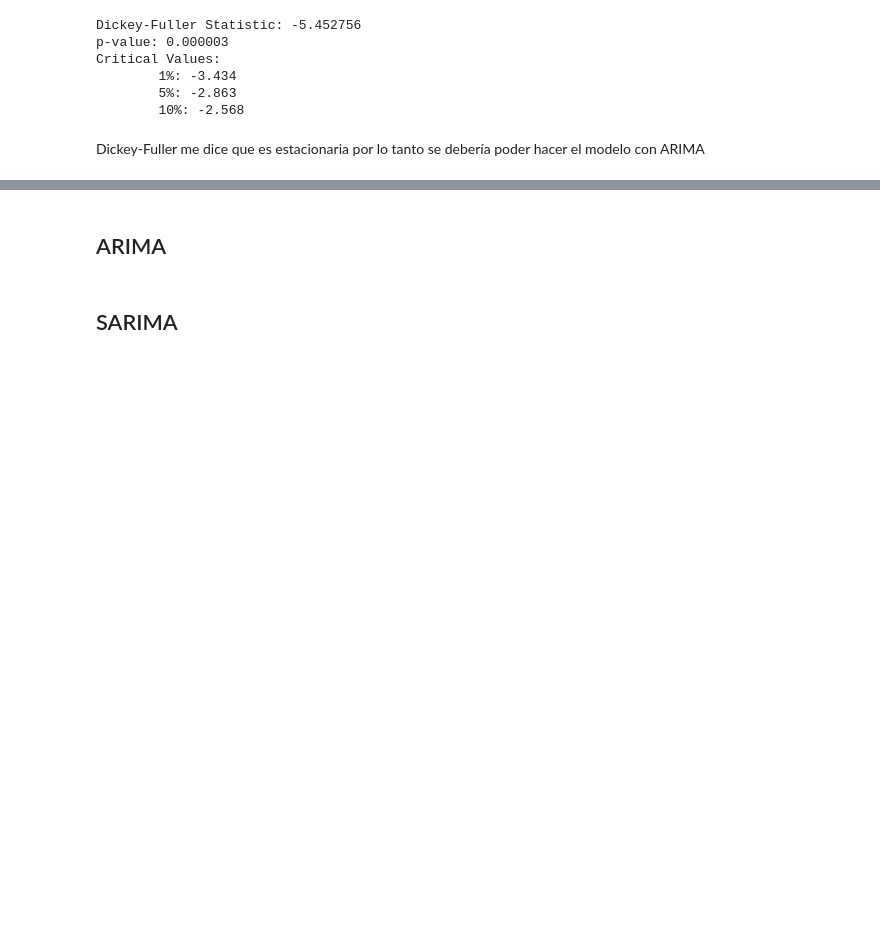
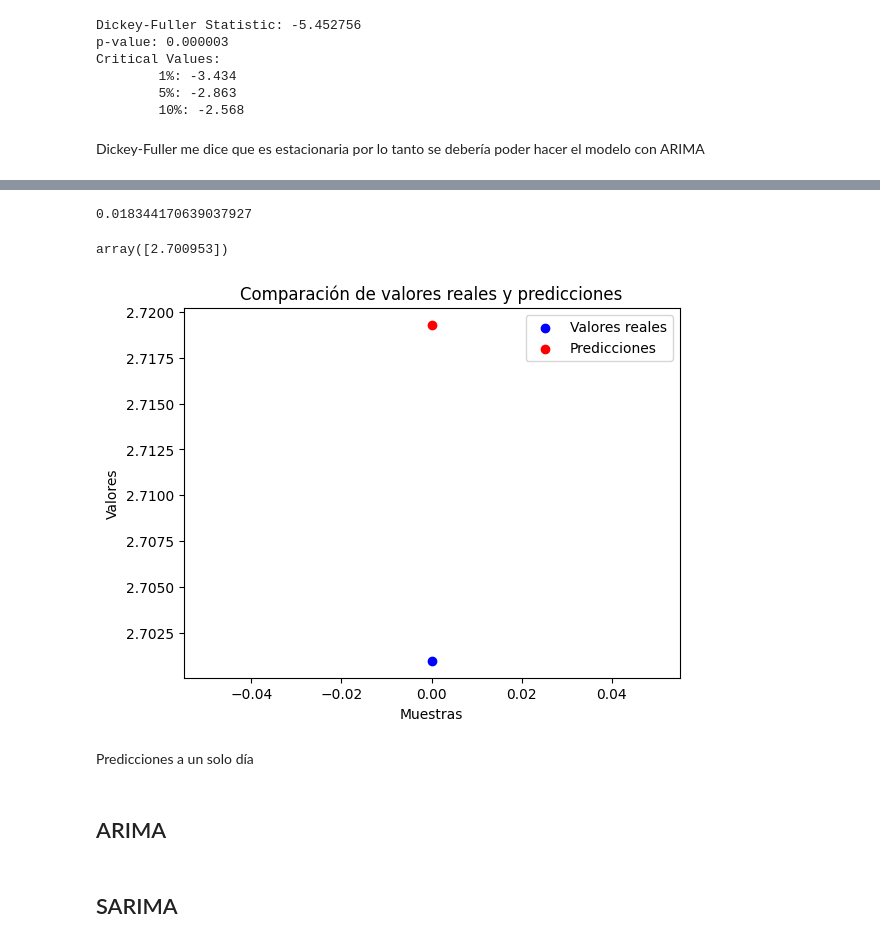
Before and after one commit to carolinariveraa/proyecto_final, a Jupyter notebook: timeseries2.ipynb, the cells around one changed output, grey strips where cells are left out. Cells and saved outputs as stored; diff of their text form; code cells hidden in the pictures; blank space fills up the shorter version.

```diff
--- a/timeseries2.ipynb
+++ b/timeseries2.ipynb
@@ -81,0 +175,3 @@ Dickey-Fuller me dice que es estacionaria por lo tanto se debería poder hacer e
+# %%
+xgbr=XGBR()
+xgbr.fit(x_train, y_train)
@@ -82,3 +190,26 @@ Dickey-Fuller me dice que es estacionaria por lo tanto se debería poder hacer e
+# %%
+y_pred=xgbr.predict(x_test)
+
+mean_squared_error(y_test, y_pred, squared=False)  # RMSE
+# %% [output]
+0.018344170639037927
+# %%
+y_test
+# %% [output]
+array([2.700953])
+# %%
+# gráfico de dispersión
+plt.scatter(range(len(y_test)), y_test, color='blue', label='Valores reales')
+plt.scatter(range(len(y_pred)), y_pred, color='red', label='Predicciones')
+plt.xlabel('Muestras')
+plt.ylabel('Valores')
+plt.title('Comparación de valores reales y predicciones')
+plt.legend()
+plt.show()
+# %% [output]
+[figure, added]
+# %% [markdown]
+Predicciones a un solo día
 # %% [markdown]
 ## ARIMA
 # %%
```
Also changed, not shown: parts of 37 cells of this notebook, 2 other files.
